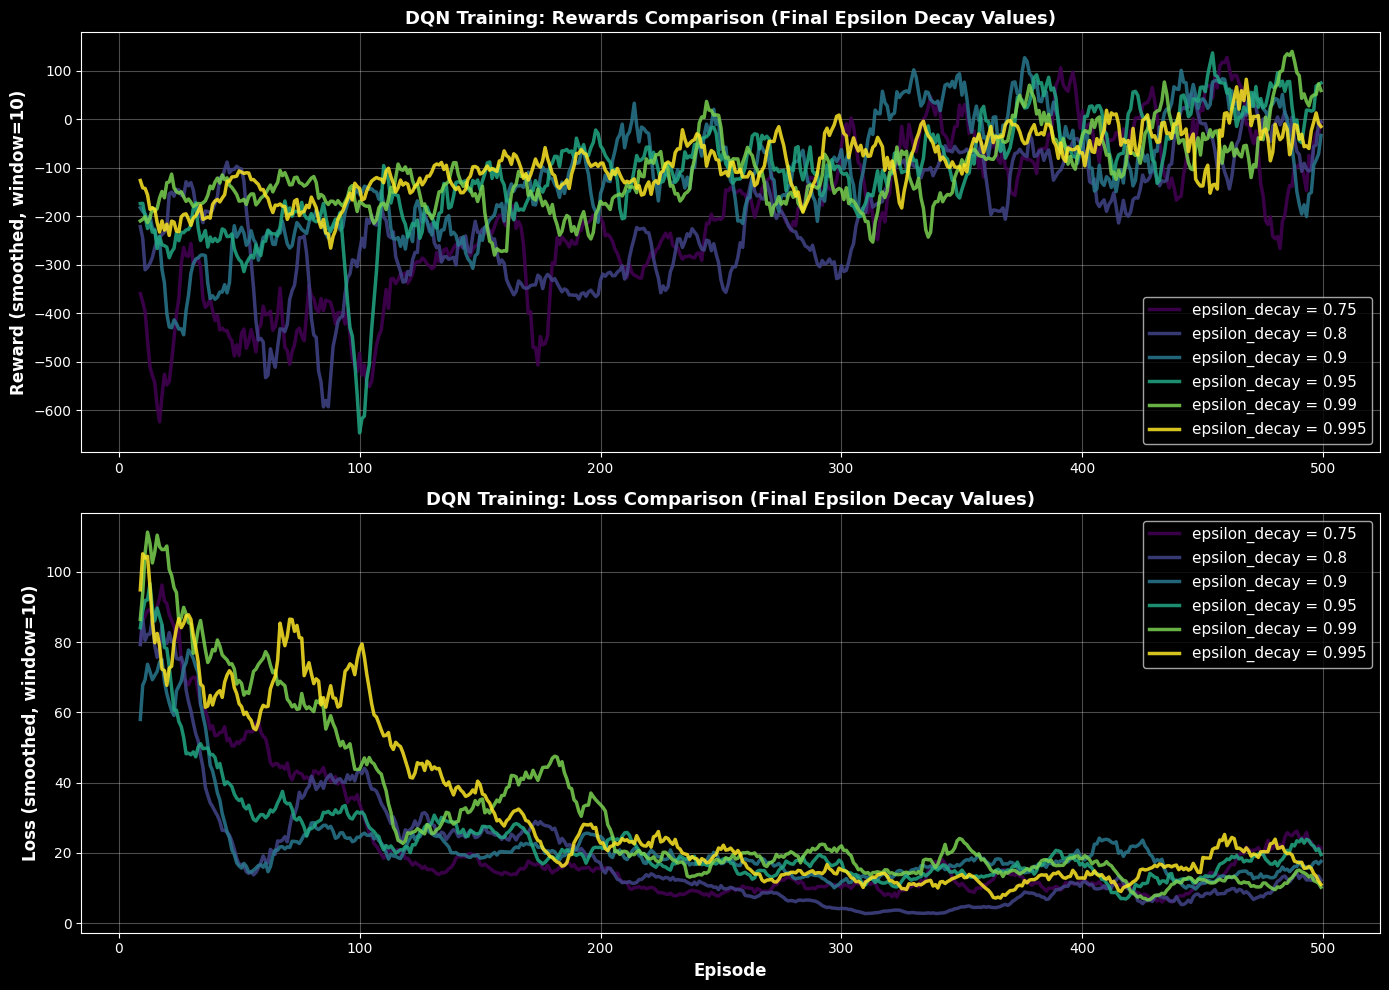
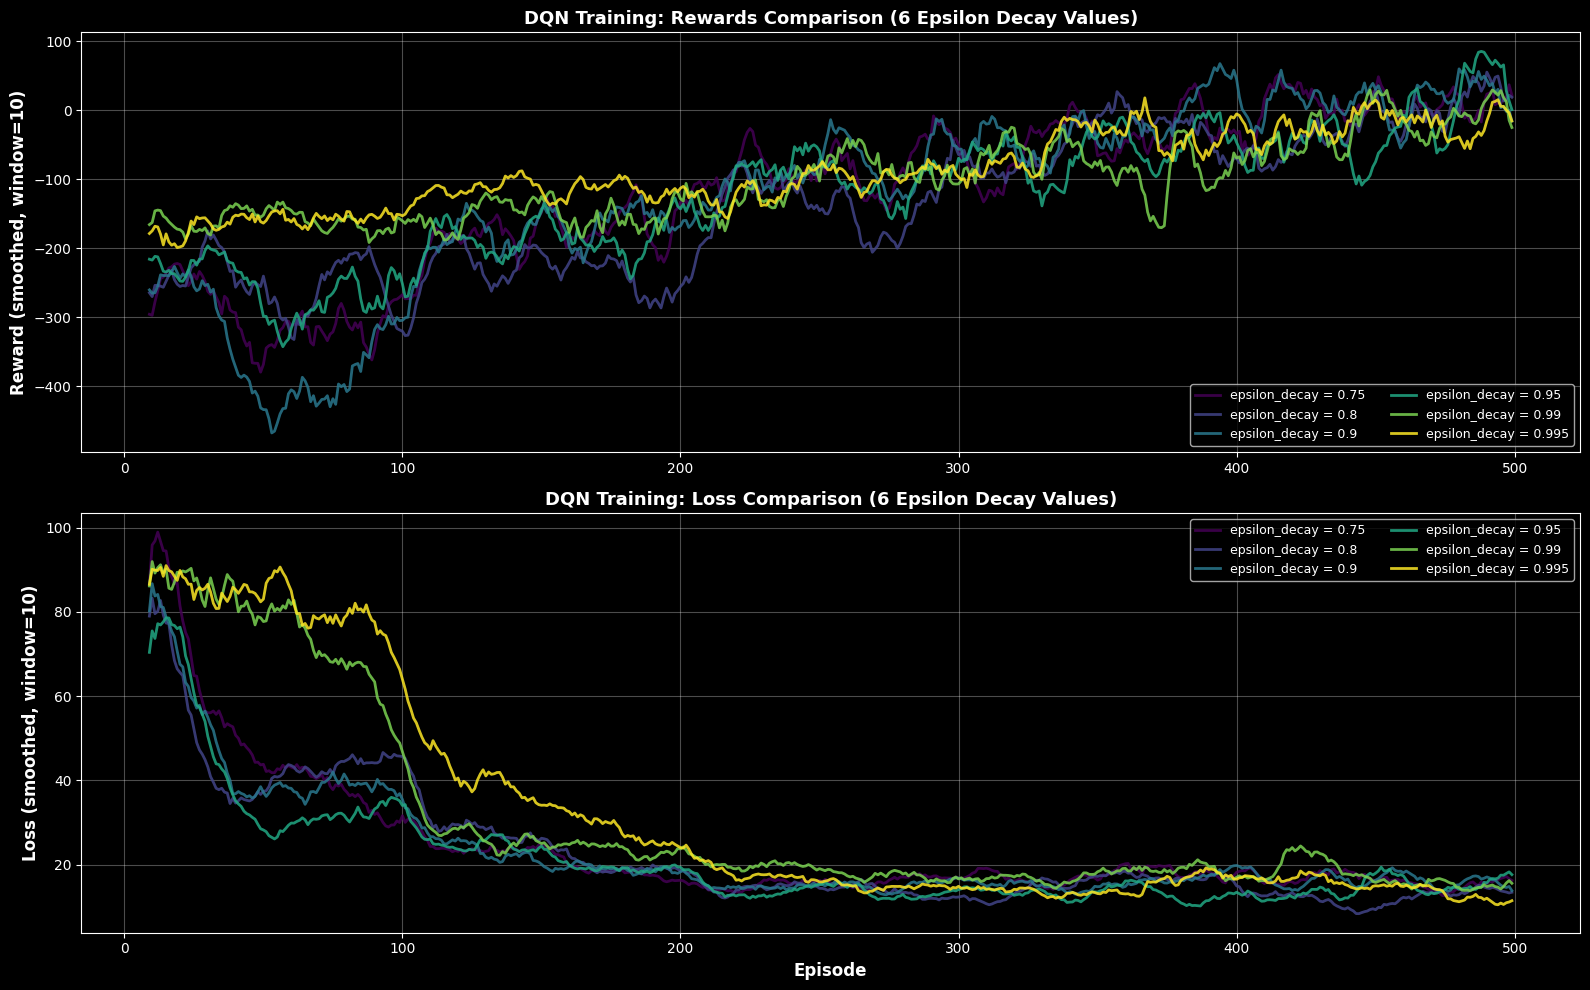
Code edit (unified diff) that turned the first committed figure into the second:
--- before
+++ after
@@ -4,55 +4,70 @@
 import os
 
-# Base path to your results (adjust if needed)
-base_path = r"D:\2026-1\Deep Learning\finalProject\Project\GitHubProject\COMP3242-Group-Project-DQN\results\ablations\epsilon_decay"
+class RestrictedUnpickler(pickle.Unpickler):
+    SAFE_MODULES = {'numpy', 'numpy.core.multiarray', 'numpy.core', '_codecs', 'builtins', 'collections'}
+    def find_class(self, module, name):
+        if any(module.startswith(m) for m in self.SAFE_MODULES):
+            return super().find_class(module, name)
+        class Placeholder:
+            def __init__(self, *a, **kw): pass
+            def __setstate__(self, state): self.__dict__.update(state) if isinstance(state, dict) else None
+        return Placeholder
 
-final_epsilon_decay_values =  [0.75, 0.80, 0.90, 0.95, 0.99, 0.995]
+BASE = r'D:\2026-1\Deep Learning\finalProject\Project\GitHubProject\COMP3242-Group-Project-DQN\results\ablations\epsilon_decay'
+epsilon_decay_values =  [0.75, 0.80, 0.90, 0.95, 0.99, 0.995]
+seeds = [0, 1, 2, 3, 4]
 
-# Load results from each folder
+# Load and average across seeds
 results = {}
-for eps_decay in final_epsilon_decay_values:
-    pkl_path = os.path.join(base_path, str(eps_decay), "results.pkl")
-    with open(pkl_path, 'rb') as f:
-        results[eps_decay] = pickle.load(f)
-    print(f"Loaded {eps_decay}")
+for eps_decay in epsilon_decay_values:
+    seed_rewards, seed_losses = [], []
+    for seed in seeds:
+        path = os.path.join(BASE, f'{eps_decay}_seed_{seed}', 'results.pkl')
+        if not os.path.exists(path):
+            print(f"  Missing: {eps_decay}_seed_{seed}")
+            continue
+        with open(path, 'rb') as f:
+            d = RestrictedUnpickler(f).load()
+        seed_rewards.append(d['episode_rewards'])
+        seed_losses.append(d['episode_losses'])
+    if seed_rewards:
+        results[eps_decay] = {
+            'rewards': np.mean(seed_rewards, axis=0),
+            'losses':  np.mean(seed_losses,  axis=0),
+        }
+        print(f"Loaded {eps_decay} ({len(seed_rewards)} seeds)")
 
-# Create figure with 2 subplots
-fig, (ax1, ax2) = plt.subplots(2, 1, figsize=(14, 10))
+# Plot
+fig, (ax1, ax2) = plt.subplots(2, 1, figsize=(16, 10))
+colors = plt.cm.viridis(np.linspace(0, 1, len(results)))
+window = 10
 
-colors = plt.cm.viridis(np.linspace(0, 1, len(final_epsilon_decay_values)))
+for idx, eps_decay in enumerate(epsilon_decay_values):
+    if eps_decay not in results:
+        continue
+    rewards = results[eps_decay]['rewards']
+    losses  = results[eps_decay]['losses']
 
-for idx, eps_decay in enumerate(final_epsilon_decay_values):
-    rewards = results[eps_decay]['episode_rewards']
-    losses = results[eps_decay]['episode_losses']
-
-    # Smoothed curves (window=10)
-    window = 10
     smoothed_rewards = np.convolve(rewards, np.ones(window)/window, mode='valid')
-    smoothed_losses = np.convolve(losses, np.ones(window)/window, mode='valid')
-
+    smoothed_losses  = np.convolve(losses,  np.ones(window)/window, mode='valid')
     episodes = range(window-1, len(rewards))
 
-    # Plot Rewards (top subplot)
-    ax1.plot(episodes, smoothed_rewards, linewidth=2.5,
-            label=f'epsilon_decay = {eps_decay}', color=colors[idx], alpha=0.85)
+    ax1.plot(episodes, smoothed_rewards, linewidth=2,
+             label=f'epsilon_decay = {eps_decay}', color=colors[idx], alpha=0.85)
+    ax2.plot(episodes, smoothed_losses, linewidth=2,
+             label=f'epsilon_decay = {eps_decay}', color=colors[idx], alpha=0.85)
 
-    # Plot Loss (bottom subplot)
-    ax2.plot(episodes, smoothed_losses, linewidth=2.5,
-            label=f'epsilon_decay = {eps_decay}', color=colors[idx], alpha=0.85)
-
-# Rewards subplot
 ax1.set_ylabel('Reward (smoothed, window=10)', fontsize=12, fontweight='bold')
-ax1.set_title('DQN Training: Rewards Comparison (Final Epsilon Decay Values)', fontsize=13, fontweight='bold')
-ax1.legend(loc='lower right', fontsize=11)
+ax1.set_title('DQN Training: Rewards Comparison (6 Epsilon Decay Values)', fontsize=13, fontweight='bold')
+ax1.legend(loc='lower right', fontsize=9, ncol=2)
 ax1.grid(True, alpha=0.3)
 
-# Loss subplot
 ax2.set_xlabel('Episode', fontsize=12, fontweight='bold')
 ax2.set_ylabel('Loss (smoothed, window=10)', fontsize=12, fontweight='bold')
-ax2.set_title('DQN Training: Loss Comparison (Final Epsilon Decay Values)', fontsize=13, fontweight='bold')
-ax2.legend(loc='upper right', fontsize=11)
+ax2.set_title('DQN Training: Loss Comparison (6 Epsilon Decay Values)', fontsize=13, fontweight='bold')
+ax2.legend(loc='upper right', fontsize=9, ncol=2)
 ax2.grid(True, alpha=0.3)
 
 plt.tight_layout()
-plt.savefig(r"D:\2026-1\Deep Learning\finalProject\Project\GitHubProject\COMP3242-Group-Project-DQN\final_comparison_rewards_losses.png", dpi=300)
+plt.savefig(r'D:\2026-1\Deep Learning\finalProject\Project\GitHubProject\COMP3242-Group-Project-DQN\results\ablations\epsilon_decay\comparison_14values_rewards_losses.png', dpi=300)
 plt.show()

Commit: update in the analysis of ep